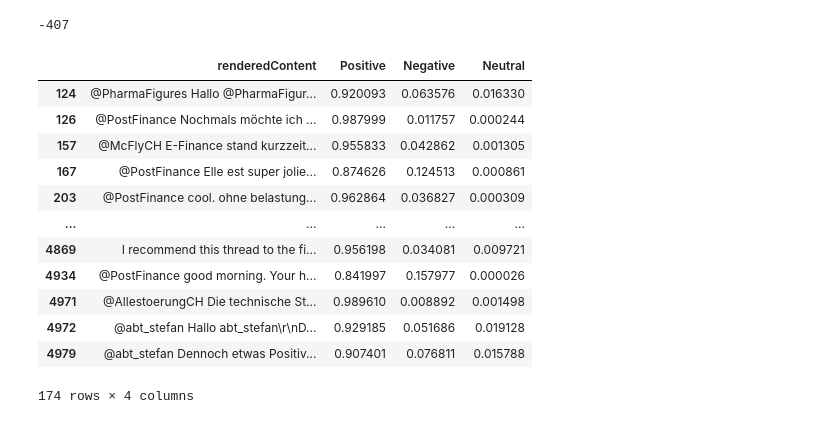
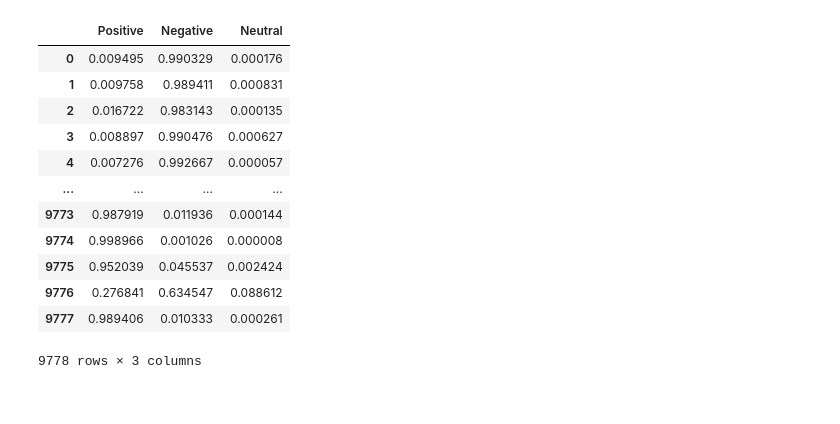
Before and after one commit to makeathonfhnw/The4, a Jupyter notebook: german_sentimental_analyses_twitter.ipynb, the cells around one changed output. Saved outputs shown, nothing was run; the diff lists cells and outputs as text; code cells hidden in the pictures.

```diff
--- a/german_sentimental_analyses_twitter.ipynb
+++ b/german_sentimental_analyses_twitter.ipynb
@@ -114,22 +92,16 @@ neutral_tweets = df_result['Neutral'] > 0.8
-# %%
-#Total number of tweets with 80% confidence
-positive_tweets.sum() + negative_tweets.sum() + neutral_tweets.sum() - len(df_result)
-# %% [output]
--407
-# %%
-# take all tweets with a positive sentiment higher than 0.8
-df_test[df_test['Positive'] > 0.8]
-# %% [output]
-|  | renderedContent | Positive | Negative | Neutral |
-| 124 | @PharmaFigures Hallo @PharmaFigur... | 0.920093 | 0.063576 | 0.016330 |
-| 126 | @PostFinance Nochmals möchte ich ... | 0.987999 | 0.011757 | 0.000244 |
-| 157 | @McFlyCH E-Finance stand kurzzeit... | 0.955833 | 0.042862 | 0.001305 |
-| 167 | @PostFinance Elle est super jolie... | 0.874626 | 0.124513 | 0.000861 |
-| 203 | @PostFinance cool. ohne belastung... | 0.962864 | 0.036827 | 0.000309 |
-| ... | ... | ... | ... | ... |
-| 4869 | I recommend this thread to the fi... | 0.956198 | 0.034081 | 0.009721 |
-| 4934 | @PostFinance good morning. Your h... | 0.841997 | 0.157977 | 0.000026 |
-| 4971 | @AllestoerungCH Die technische St... | 0.989610 | 0.008892 | 0.001498 |
-| 4972 | @abt_stefan Hallo abt_stefan\r\nD... | 0.929185 | 0.051686 | 0.019128 |
-| 4979 | @abt_stefan Dennoch etwas Positiv... | 0.907401 | 0.076811 | 0.015788 |
-174 rows × 4 columns
+# %%
+df_result
+# %% [output]
+|  | Positive | Negative | Neutral |
+| 0 | 0.009495 | 0.990329 | 0.000176 |
+| 1 | 0.009758 | 0.989411 | 0.000831 |
+| 2 | 0.016722 | 0.983143 | 0.000135 |
+| 3 | 0.008897 | 0.990476 | 0.000627 |
+| 4 | 0.007276 | 0.992667 | 0.000057 |
+| ... | ... | ... | ... |
+| 9773 | 0.987919 | 0.011936 | 0.000144 |
+| 9774 | 0.998966 | 0.001026 | 0.000008 |
+| 9775 | 0.952039 | 0.045537 | 0.002424 |
+| 9776 | 0.276841 | 0.634547 | 0.088612 |
+| 9777 | 0.989406 | 0.010333 | 0.000261 |
+9778 rows × 3 columns
```
Also changed, not shown: parts of 7 cells of this notebook, 1 other file.
